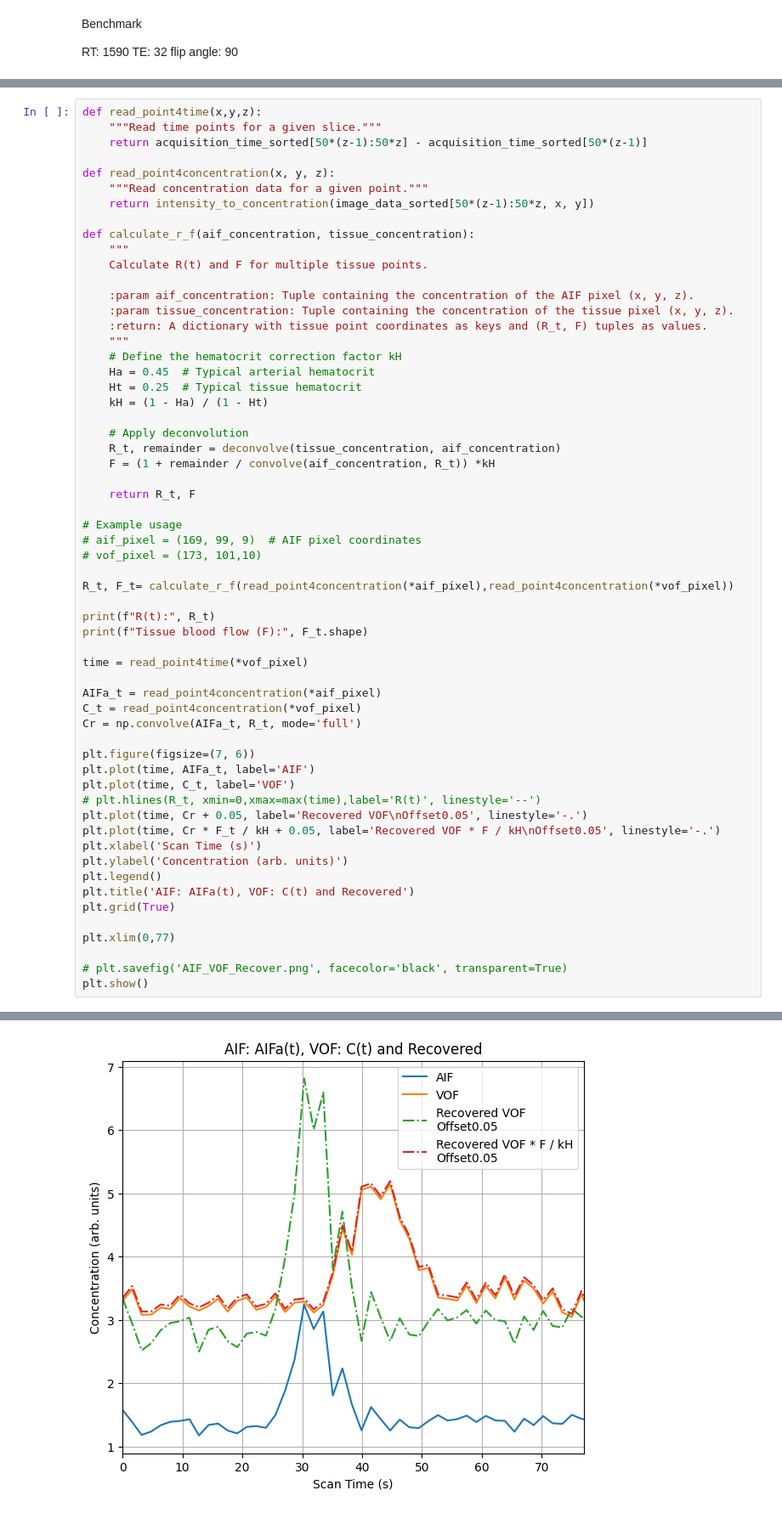
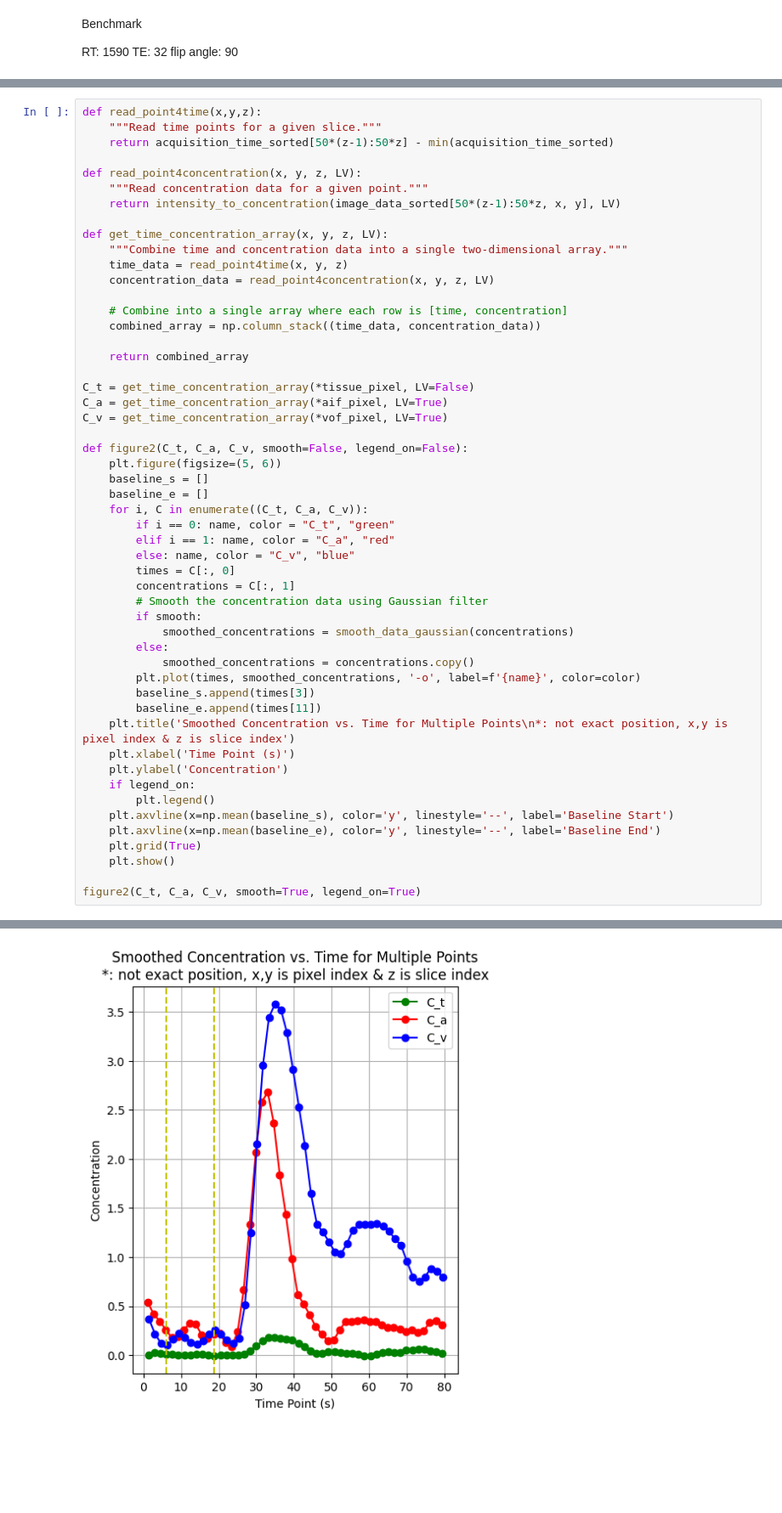
Before and after one commit to qqgjyx/MATH-Group, a Jupyter notebook: model.ipynb, the cells around one changed output, grey strips where cells are left out. Shown at 85% size. Cells and saved outputs as stored; diff of their text form; blank space fills up the shorter version.

```diff
--- a/model.ipynb
+++ b/model.ipynb
@@ -238,60 +253,53 @@ plt_pointss(xyztuples,smooth=True, legend_on=True)
 # %%
 def read_point4time(x,y,z):
     """Read time points for a given slice."""
-    return acquisition_time_sorted[50*(z-1):50*z] - acquisition_time_sorted[50*(z-1)]
+    return acquisition_time_sorted[50*(z-1):50*z] - min(acquisition_time_sorted)
 
-def read_point4concentration(x, y, z):
+def read_point4concentration(x, y, z, LV):
     """Read concentration data for a given point."""
-    return intensity_to_concentration(image_data_sorted[50*(z-1):50*z, x, y])
+    return intensity_to_concentration(image_data_sorted[50*(z-1):50*z, x, y], LV)
 
-def calculate_r_f(aif_concentration, tissue_concentration):
-    """
-    Calculate R(t) and F for multiple tissue points.
+def get_time_concentration_array(x, y, z, LV):
+    """Combine time and concentration data into a single two-dimensional array."""
+    time_data = read_point4time(x, y, z)
+    concentration_data = read_point4concentration(x, y, z, LV)
 
-    :param aif_concentration: Tuple containing the concentration of the AIF pixel (x, y, z).
-    :param tissue_concentration: Tuple containing the concentration of the tissue pixel (x, y, z).
-    :return: A dictionary with tissue point coordinates as keys and (R_t, F) tuples as values.
-    """
-    # Define the hematocrit correction factor kH
-    Ha = 0.45  # Typical arterial hematocrit
-    Ht = 0.25  # Typical tissue hematocrit
-    kH = (1 - Ha) / (1 - Ht)
+    # Combine into a single array where each row is [time, concentration]
+    combined_array = np.column_stack((time_data, concentration_data))
 
-    # Apply deconvolution
-    R_t, remainder = deconvolve(tissue_concentration, aif_concentration)
-    F = (1 + remainder / convolve(aif_concentration, R_t)) *kH
+    return combined_array
 
-    return R_t, F
+C_t = get_time_concentration_array(*tissue_pixel, LV=False)
+C_a = get_time_concentration_array(*aif_pixel, LV=True)
+C_v = get_time_concentration_array(*vof_pixel, LV=True)
 
-# Example usage
-# aif_pixel = (169, 99, 9)  # AIF pixel coordinates
-# vof_pixel = (173, 101,10)
+def figure2(C_t, C_a, C_v, smooth=False, legend_on=False):
+    plt.figure(figsize=(5, 6))
+    baseline_s = []
+    baseline_e = []
+    for i, C in enumerate((C_t, C_a, C_v)):
+        if i == 0: name, color = "C_t", "green"
+        elif i == 1: name, color = "C_a", "red"
+        else: name, color = "C_v", "blue"
+        times = C[:, 0]
+        concentrations = C[:, 1]
+        # Smooth the concentration data using Gaussian filter
+        if smooth:
+            smoothed_concentrations = smooth_data_gaussian(concentrations)
+        else:
+            smoothed_concentrations = concentrations.copy()
+        plt.plot(times, smoothed_concentrations, '-o', label=f'{name}', color=color)
+        baseline_s.append(times[3])
+        baseline_e.append(times[11])
+    plt.title('Smoothed Concentration vs. Time for Multiple Points\n*: not exact position, x,y is pixel index & z is slice index')
+    plt.xlabel('Time Point (s)')
+    plt.ylabel('Concentration')
+    if legend_on:
+        plt.legend()
+    plt.axvline(x=np.mean(baseline_s), color='y', linestyle='--', label='Baseline Start')
+    plt.axvline(x=np.mean(baseline_e), color='y', linestyle='--', label='Baseline End')
+    plt.grid(True)
+    plt.show()
 
-R_t, F_t= calculate_r_f(read_point4concentration(*aif_pixel),read_point4concentration(*vof_pixel))
-
-print(f"R(t):", R_t)
-print(f"Tissue blood flow (F):", F_t.shape)
-
-time = read_point4time(*vof_pixel)
-
-AIFa_t = read_point4concentration(*aif_pixel)
-C_t = read_point4concentration(*vof_pixel)
-Cr = np.convolve(AIFa_t, R_t, mode='full')
-
-plt.figure(figsize=(7, 6))
-plt.plot(time, AIFa_t, label='AIF')
-plt.plot(time, C_t, label='VOF')
-# plt.hlines(R_t, xmin=0,xmax=max(time),label='R(t)', linestyle='--')
-plt.plot(time, Cr + 0.05, label='Recovered VOF\nOffset0.05', linestyle='-.')
-plt.plot(time, Cr * F_t / kH + 0.05, label='Recovered VOF * F / kH\nOffset0.05', linestyle='-.')
-plt.xlabel('Scan Time (s)')
-plt.ylabel('Concentration (arb. units)')
-plt.legend()
-plt.title('AIF: AIFa(t), VOF: C(t) and Recovered')
-plt.grid(True)
-
-plt.xlim(0,77)
-
-# plt.savefig('AIF_VOF_Recover.png', facecolor='black', transparent=True)
-plt.show()
+figure2(C_t, C_a, C_v, smooth=True, legend_on=True)
 # %% [output]
@@ -300 +306 @@ Tissue blood flow (F): (50,)
-[figure, old version]
+[figure, new version]
```
Also changed, not shown: parts of 11 cells of this notebook, 4 other files.
